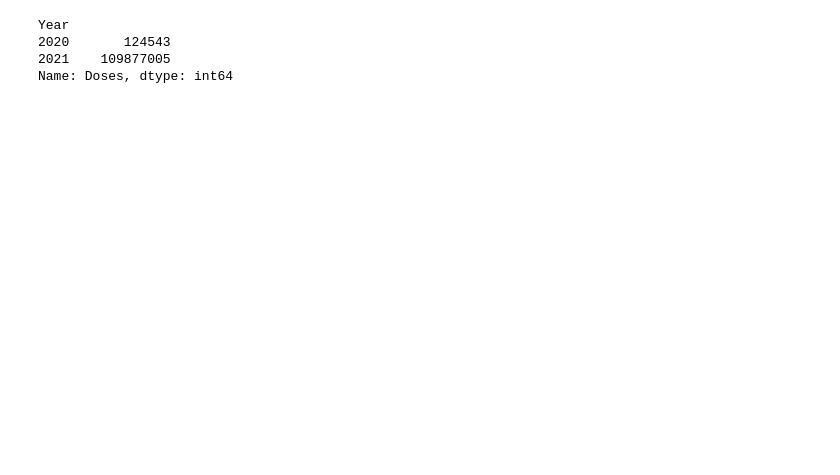
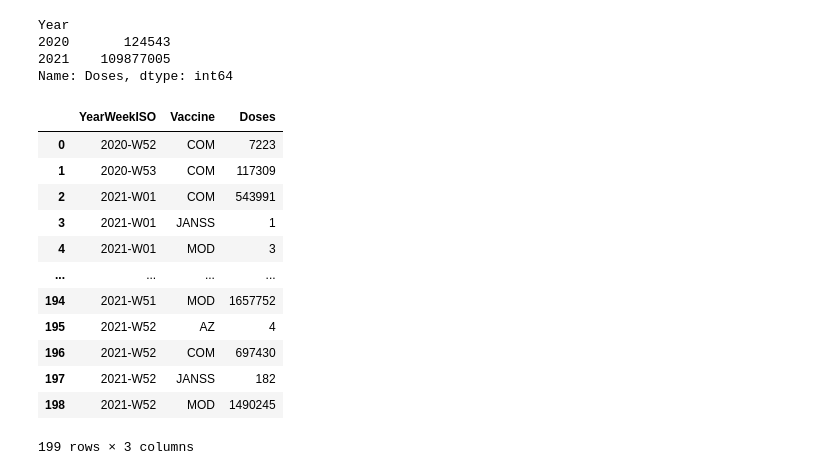
Before and after one commit to elenaabcc/CovidAnalysis4CPDM, a Jupyter notebook: ecdc_analysis.ipynb, the cells around one changed output. Saved outputs shown, nothing was run; the diff lists cells and outputs as text; code cells hidden in the pictures; blank space fills up the shorter version.

```diff
--- a/ecdc_analysis.ipynb
+++ b/ecdc_analysis.ipynb
@@ -228,3 +221,24 @@ Year
 2020       124543
 2021    109877005
 Name: Doses, dtype: int64
+# %%
+vaccine_type=italy_df[(italy_df.Region=='Nazionale')]
+vaccine_type=vaccine_type[vaccine_type.TargetGroup=='ALL']
+vaccine_type
+
+df_vaccine=vaccine_type.pivot_table(index=['YearWeekISO','Vaccine'], values='Doses', aggfunc='sum').reset_index()
+df_vaccine
+# %% [output]
+|  | YearWeekISO | Vaccine | Doses |
+| 0 | 2020-W52 | COM | 7223 |
+| 1 | 2020-W53 | COM | 117309 |
+| 2 | 2021-W01 | COM | 543991 |
+| 3 | 2021-W01 | JANSS | 1 |
+| 4 | 2021-W01 | MOD | 3 |
+| ... | ... | ... | ... |
+| 194 | 2021-W51 | MOD | 1657752 |
+| 195 | 2021-W52 | AZ | 4 |
+| 196 | 2021-W52 | COM | 697430 |
+| 197 | 2021-W52 | JANSS | 182 |
+| 198 | 2021-W52 | MOD | 1490245 |
+199 rows × 3 columns
```
Also changed, not shown: parts of 5 cells of this notebook, 2 other files.
